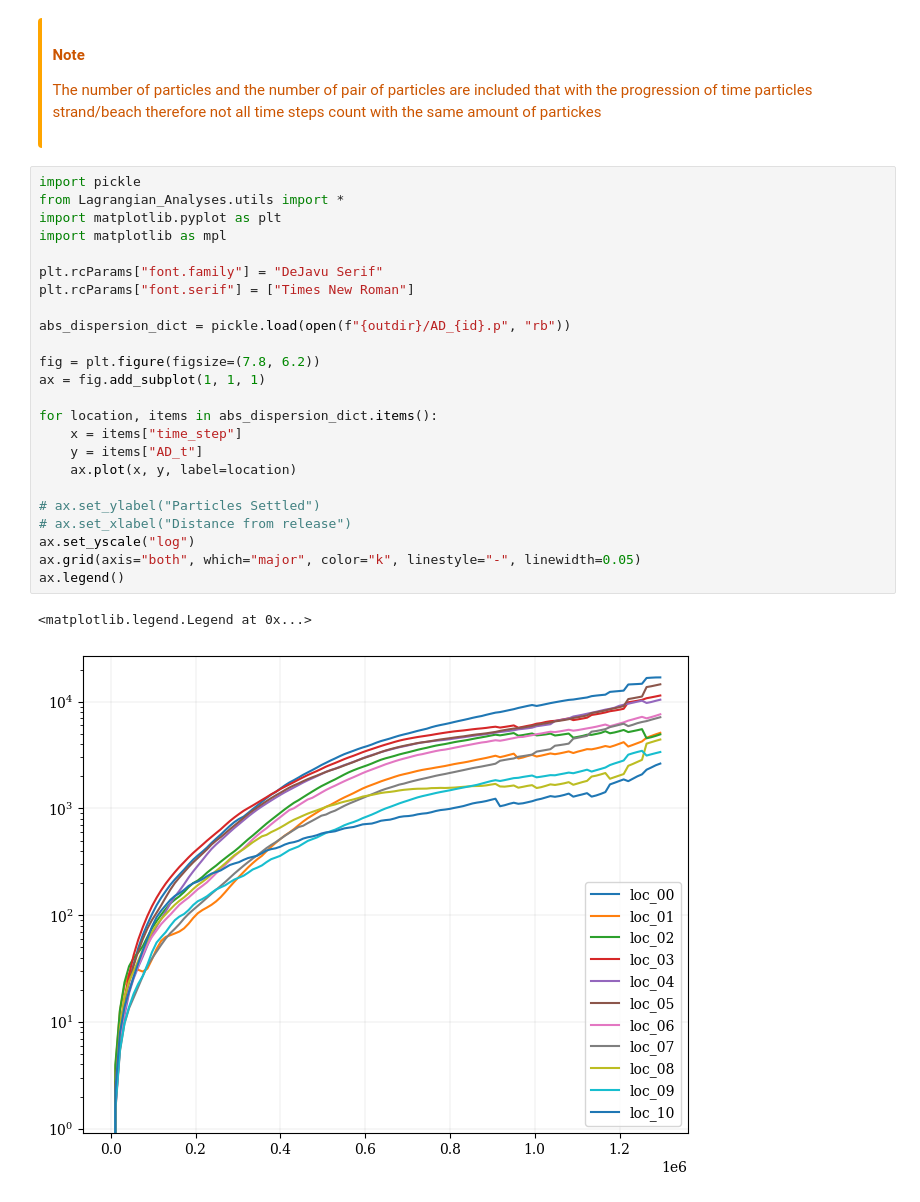
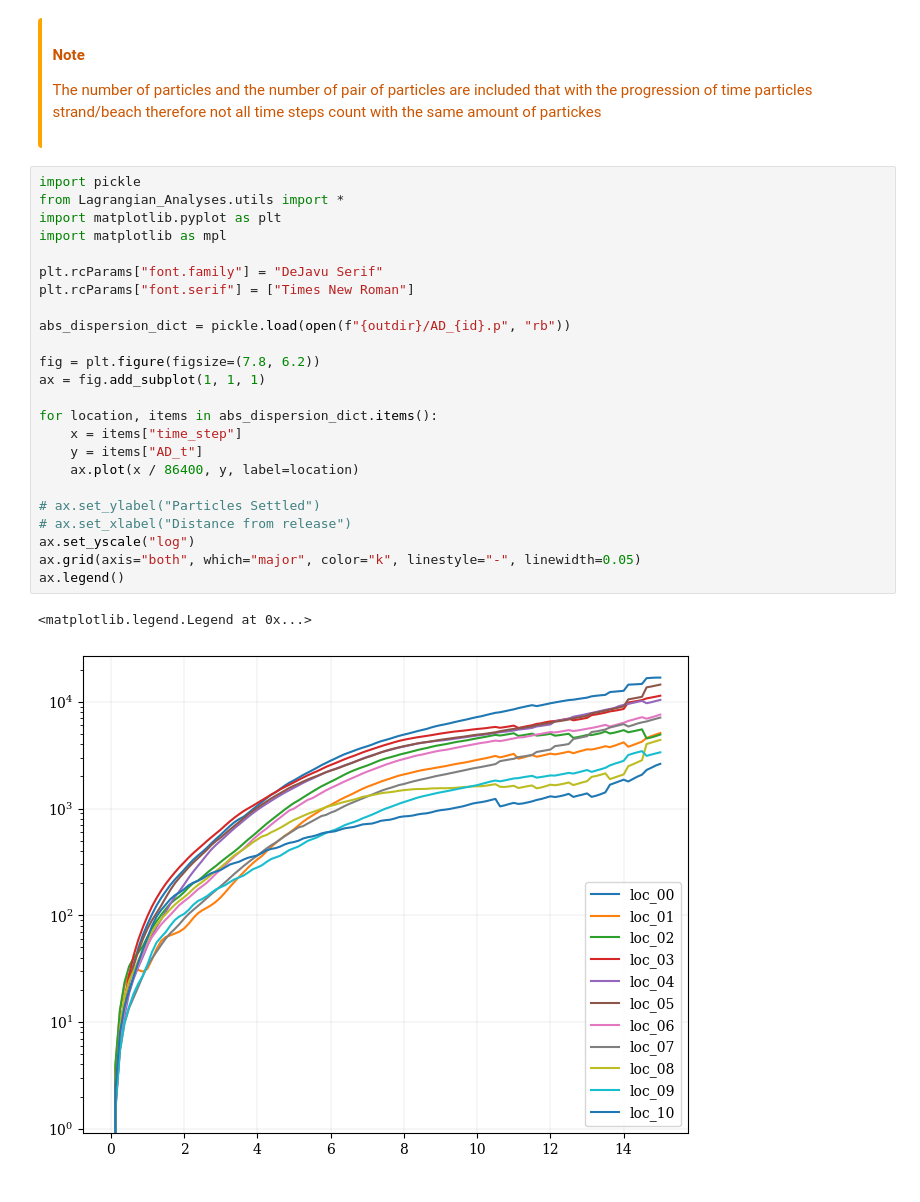
Before and after one commit to MireyaMMO/Lagrangian_Analyses, a Jupyter notebook: notebooks/04_dispersion_statistics.ipynb, the cells around one changed output. Drawn from its saved outputs; the diff is of its cells as text.

```diff
--- a/notebooks/04_dispersion_statistics.ipynb
+++ b/notebooks/04_dispersion_statistics.ipynb
@@ -285,30 +285,30 @@ The number of particles and the number of pair of particles are included that wi
 # %%
 import pickle
 from Lagrangian_Analyses.utils import *
 import matplotlib.pyplot as plt
 import matplotlib as mpl
 
 plt.rcParams["font.family"] = "DeJavu Serif"
 plt.rcParams["font.serif"] = ["Times New Roman"]
 
 abs_dispersion_dict = pickle.load(open(f"{outdir}/AD_{id}.p", "rb"))
 
 fig = plt.figure(figsize=(7.8, 6.2))
 ax = fig.add_subplot(1, 1, 1)
 
 for location, items in abs_dispersion_dict.items():
     x = items["time_step"]
     y = items["AD_t"]
-    ax.plot(x, y, label=location)
+    ax.plot(x / 86400, y, label=location)
 
 # ax.set_ylabel("Particles Settled")
 # ax.set_xlabel("Distance from release")
 ax.set_yscale("log")
 ax.grid(axis="both", which="major", color="k", linestyle="-", linewidth=0.05)
 ax.legend()
 # %% [output]
 <matplotlib.legend.Legend at 0x...>
-[figure, old version]
+[figure, new version]
 # %%
 import pickle
 from Lagrangian_Analyses.utils import *
```
Also changed, not shown: parts of 1 cell of this notebook, 3 other files.
